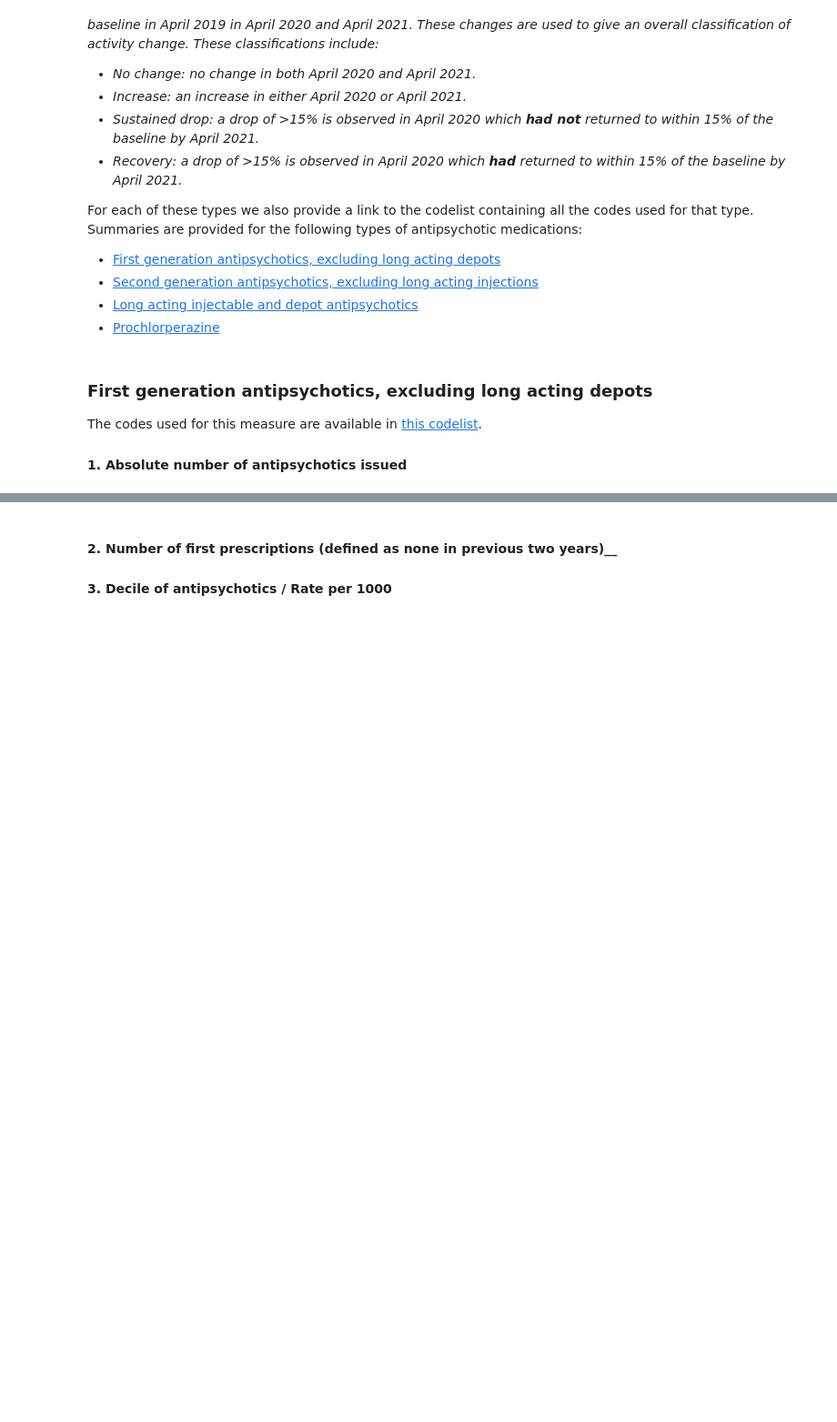
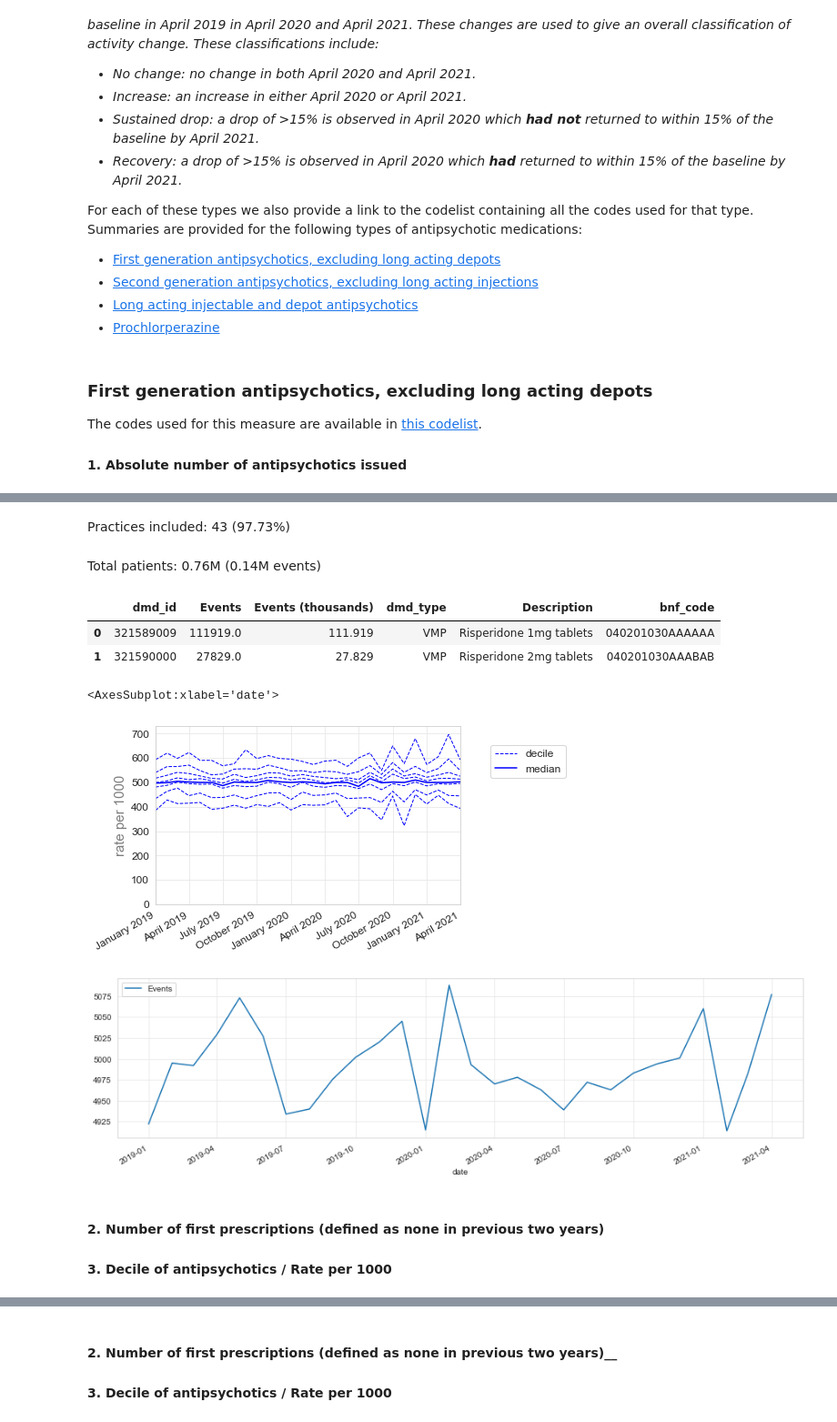
Before and after one commit to opensafely/antipsychotics-prescribing-during-COVID-19, a Jupyter notebook: notebooks/antipsychotic_measures.ipynb, the cells around one changed output, grey strips where cells are left out. Shown: that part at 91% size. Cells and saved outputs as stored; diff of their text form; code cells hidden in the pictures; blank space fills up the shorter version.

```diff
--- a/notebooks/antipsychotic_measures.ipynb
+++ b/notebooks/antipsychotic_measures.ipynb
@@ -77,0 +124,34 @@ Total patients: 0.76M (0.14M events)
+# %%
+antipsychotics_first_gen_table = generate_sentinel_measure(data_dict, data_dict_practice, codelist_dict, 'antipsychotics_second_gen', 'dmd_id', 'dmd_name', ["2020-02-01", "2020-04-01", "2020-12-01"], interactive=INTERACTIVE)
+
+measure = "antipsychotics_second_gen"
+
+df = data_dict[measure]
+
+event_counts = (
+    df.groupby(f"date")[f"{measure}"]
+    .sum()  # We can't use .count() because the measure column contains zeros.
+    .rename("Events")
+    .reset_index()
+    .sort_values("Events", ascending=False)
+)
+
+event_counts.index=pd.to_datetime(event_counts["date"], format="%Y-%m-%d")
+event_counts=event_counts.drop(columns=["date"])
+
+event_counts.plot(figsize=(15,4))
+# %% [output]
+Practices included: 43 (97.73%)
+Total patients: 0.76M (0.14M events)
+|  | dmd_id | Events | Events (thousands) | dmd_type | Description | bnf_code |
+| 0 | 321589009 | 111919.0 | 111.919 | VMP | Risperidone 1mg tablets | 040201030AAAAAA |
+| 1 | 321590000 | 27829.0 | 27.829 | VMP | Risperidone 2mg tablets | 040201030AAABAB |
+<AxesSubplot:xlabel='date'>
+[figure, added]
+[figure, added]
+# %% [markdown]
+#### 2. Number of first prescriptions (defined as none in previous two years)
+
+
+
+#### 3. Decile of antipsychotics / Rate per 1000
```
Also changed, not shown: parts of 13 cells of this notebook.
